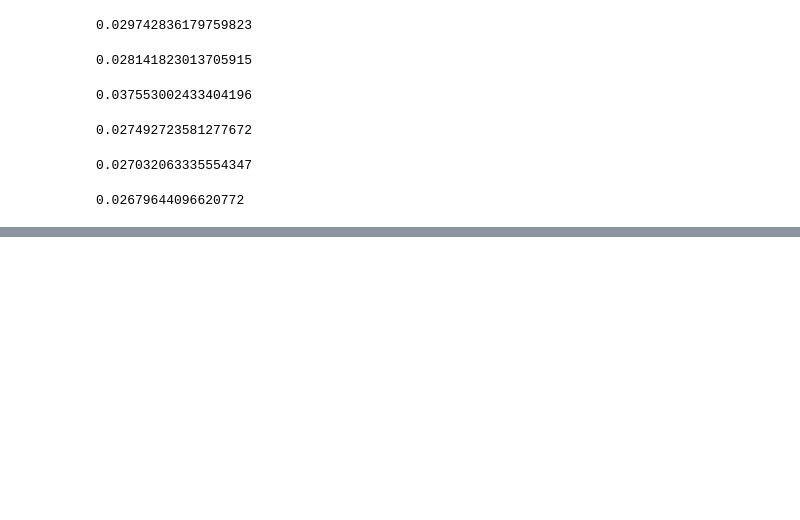
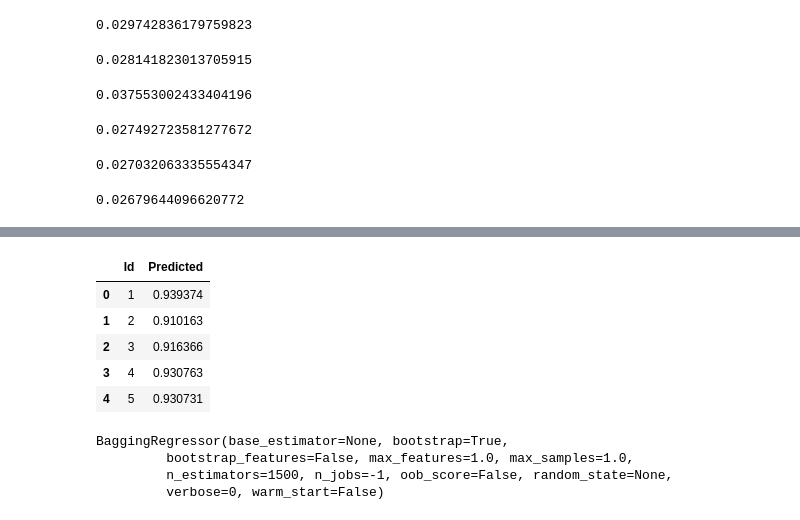
Before and after one commit to emilyjia/cs181-s19-practicals, a Jupyter notebook: P1/tuning.ipynb, the cells around one changed output, grey strips where cells are left out. Drawn from its saved outputs; the diff is of its cells as text; code cells hidden in the pictures; blank space fills up the shorter version.

```diff
--- a/P1/tuning.ipynb
+++ b/P1/tuning.ipynb
@@ -167,0 +463,16 @@ kfold(10, RFR(n_estimators=1000), train)
+# %%
+rfR4 = RFR(n_estimators=2500, n_jobs=-1)
+rfR4.fit(X_train, y_train)
+predictions3 = rfR4.predict(test.iloc[:, 1:])
+
+submission3 = pd.DataFrame(data=predictions3, columns=['Predicted'])
+submission3.insert(0, "Id", range(1, 1 + test.shape[0]))
+submission3['Id'] = submission3['Id'].astype(str)
+submission3.head()
+# %% [output]
+|  | Id | Predicted |
+| 0 | 1 | 0.939374 |
+| 1 | 2 | 0.910163 |
+| 2 | 3 | 0.916366 |
+| 3 | 4 | 0.930763 |
+| 4 | 5 | 0.930731 |
@@ -167,0 +481,8 @@ kfold(10, RFR(n_estimators=1000), train)
+# %%
+br = BR(n_estimators=1500, n_jobs=-1)
+br.fit(X_train, y_train)
+# %% [output]
+BaggingRegressor(base_estimator=None, bootstrap=True,
+         bootstrap_features=False, max_features=1.0, max_samples=1.0,
+         n_estimators=1500, n_jobs=-1, oob_score=False, random_state=None,
+         verbose=0, warm_start=False)
```
Also changed, not shown: parts of 17 cells of this notebook, 4 other files.
